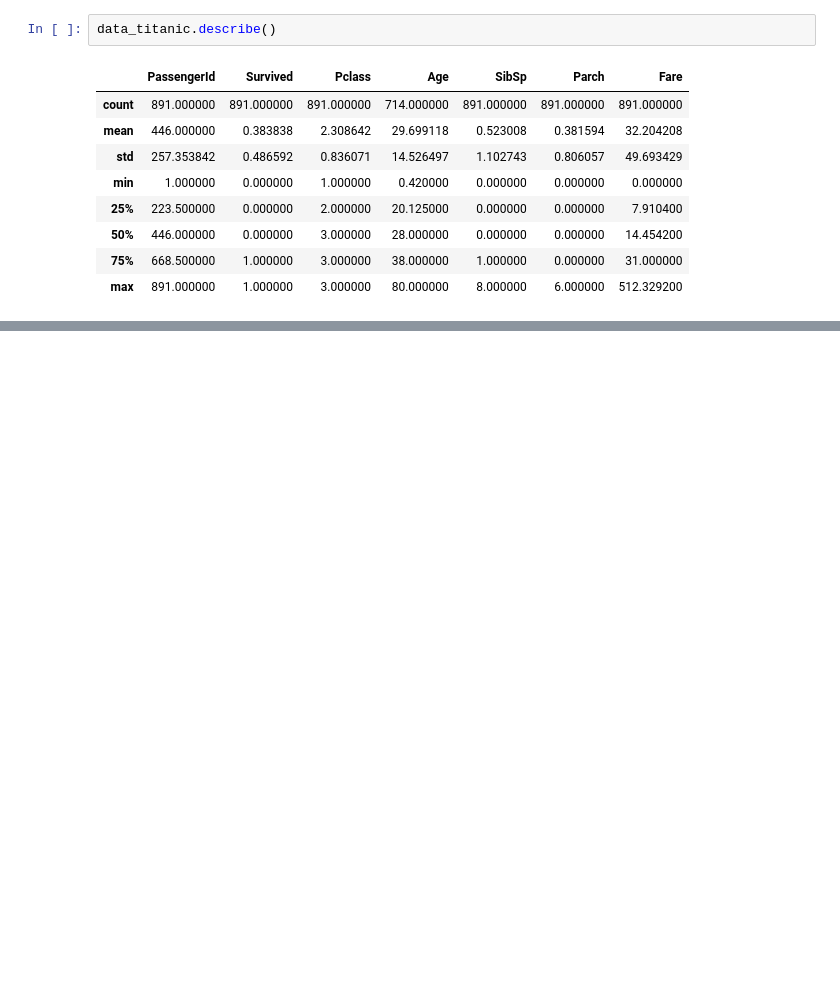
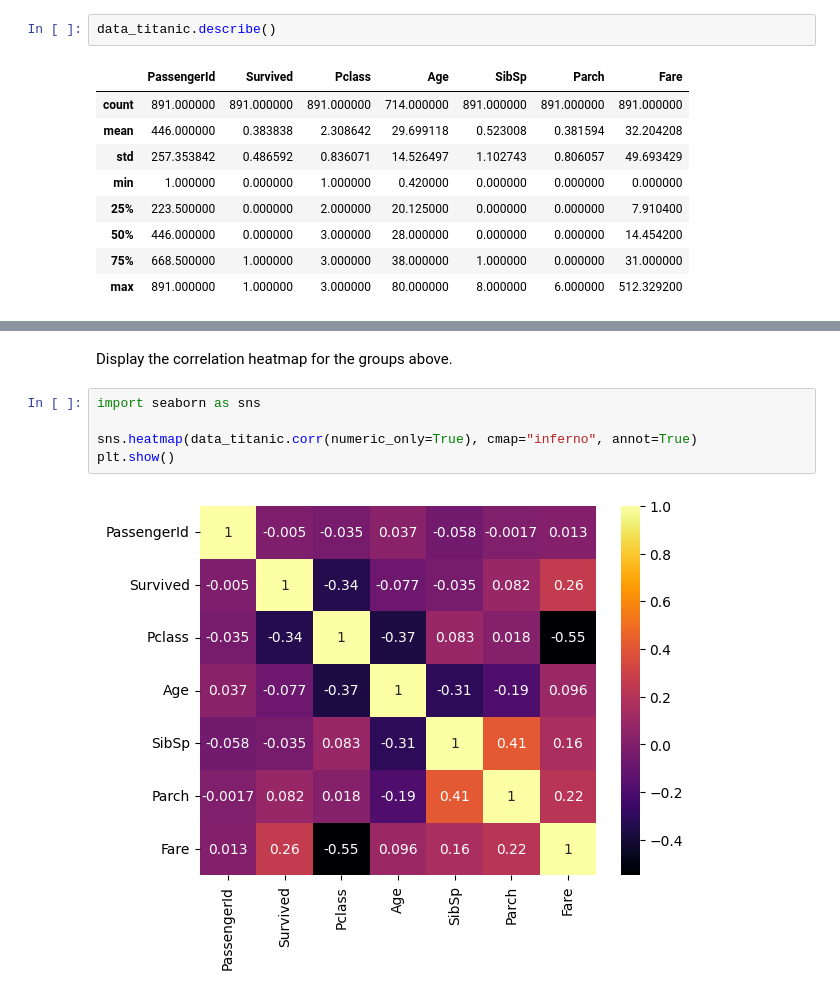
Before and after one commit to Anlh-ogr/Titanic_ML_From_Disaster, a Jupyter notebook: demo.ipynb, the cells around one changed output, grey strips where cells are left out. Cells and saved outputs as stored; diff of their text form; blank space fills up the shorter version.

Commit message:
fix bug of heatmap function - seaborn lib

```diff
--- a/demo.ipynb
+++ b/demo.ipynb
@@ -64,0 +66,9 @@ Trong dữ liệu train, Parch > 6 không xuất hiện nên sẽ không xét đ
+# %% [markdown]
+Display the correlation heatmap for the groups above.
+# %%
+import seaborn as sns
+
+sns.heatmap(data_titanic.corr(numeric_only=True), cmap="inferno", annot=True)
+plt.show()
+# %% [output]
+[figure, added]
```
Also changed, not shown: parts of 3 cells of this notebook.
